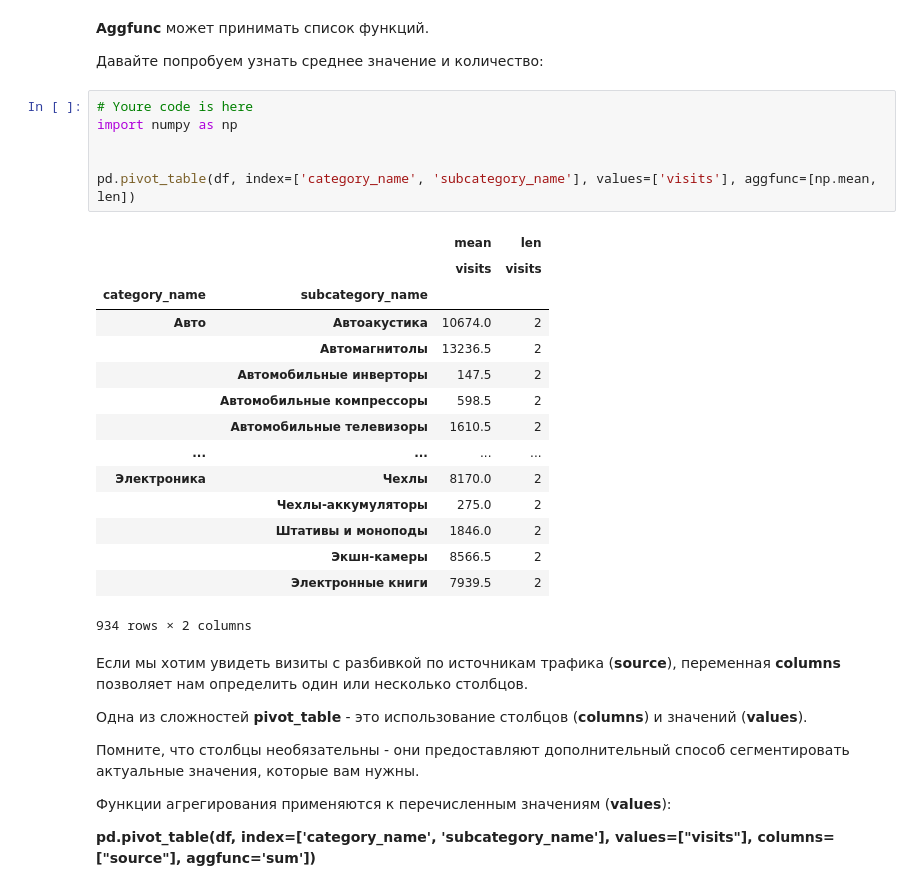
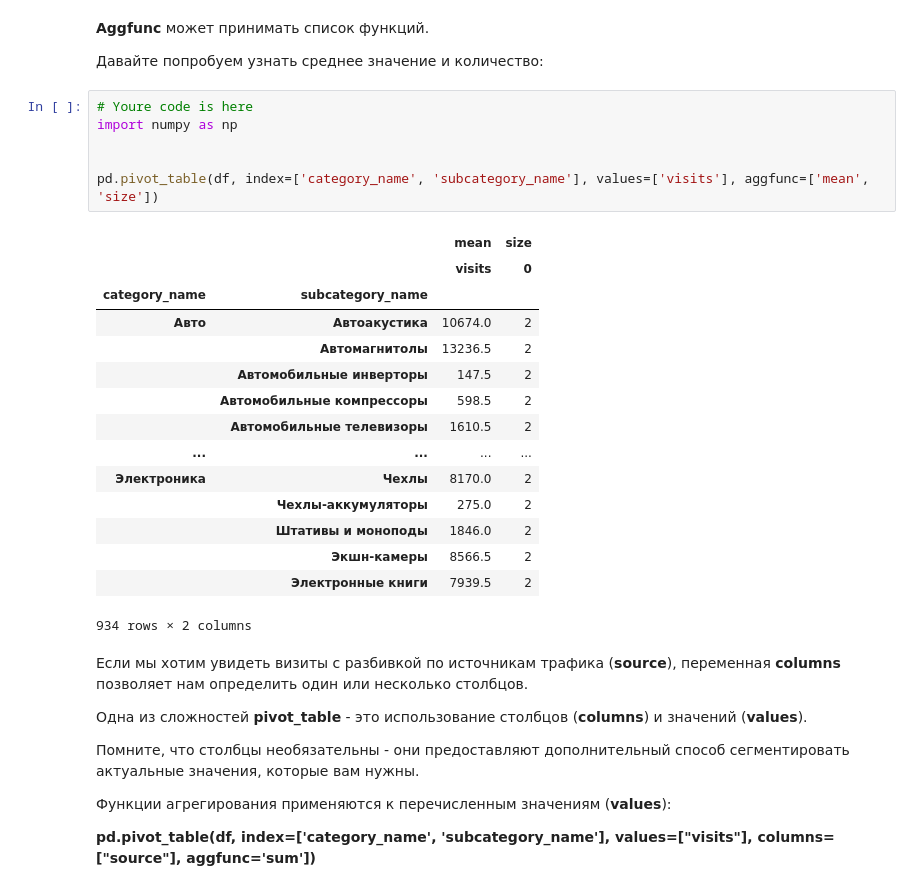
Before and after one commit to emok1d/Pandas, a Jupyter notebook: lab8/Занятие 6.ipynb, the cells around one changed output. Drawn from its saved outputs; the diff is of its cells as text.

```diff
--- a/lab8/Занятие 6.ipynb
+++ b/lab8/Занятие 6.ipynb
@@ -127,12 +127,12 @@ pd.pivot_table(df, index=['category_name', 'subcategory_name'], values=['visits'
 # %%
 # Youre code is here
 import numpy as np
 
 
-pd.pivot_table(df, index=['category_name', 'subcategory_name'], values=['visits'], aggfunc=[np.mean, len])
+pd.pivot_table(df, index=['category_name', 'subcategory_name'], values=['visits'], aggfunc=['mean', 'size'])
 # %% [output]
-|  |  | mean | len |
-|  |  | visits | visits |
+|  |  | mean | size |
+|  |  | visits | 0 |
 | category_name | subcategory_name |  |  |
 | Авто | Автоакустика | 10674.0 | 2 |
 |  | Автомагнитолы | 13236.5 | 2 |
```
Also changed, not shown: parts of 1 cell of this notebook, 1 other file.
